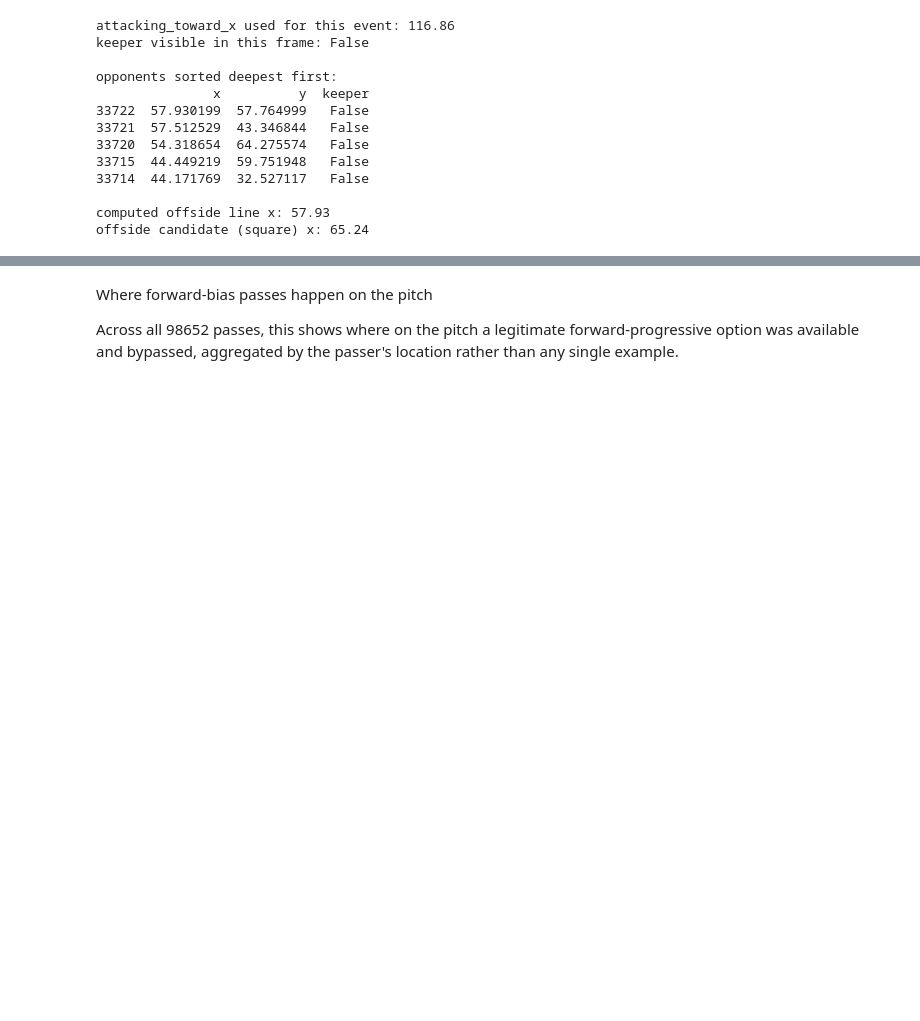
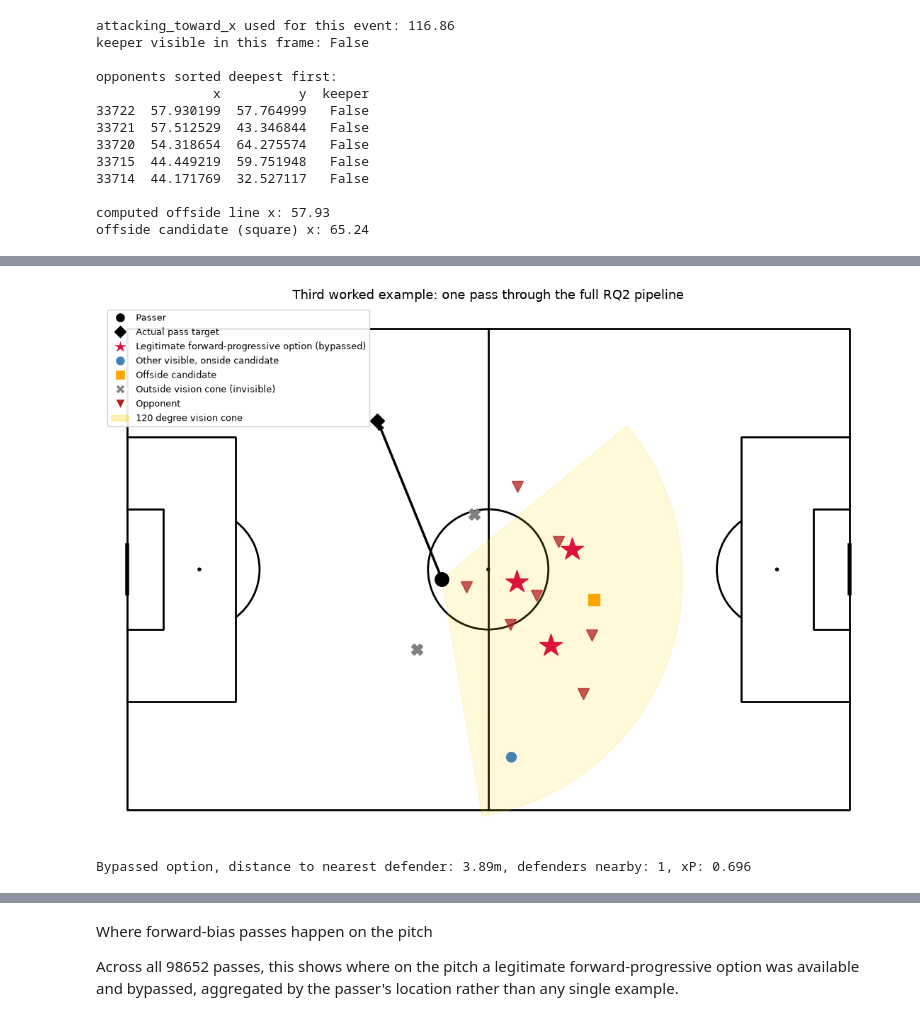
Before and after one commit to Raeesa12/perception-aware-passing-in-football, a Jupyter notebook: notebooks/layer2_bias_analysis.ipynb, the cells around one changed output, grey strips where cells are left out. Saved outputs shown, nothing was run; the diff lists cells and outputs as text; code cells hidden in the pictures; blank space fills up the shorter version.

```diff
--- a/notebooks/layer2_bias_analysis.ipynb
+++ b/notebooks/layer2_bias_analysis.ipynb
@@ -1227,0 +1427,65 @@ offside candidate (square) x: 65.24
+# %%
+frame_at_example_3 = cached_frames(str(example_match_id_3))
+frame_rows_example_3 = frame_at_example_3[frame_at_example_3['id'] == example_event_id_3]
+
+opponents_at_example_3 = frame_rows_example_3[frame_rows_example_3['teammate'] == False]
+
+pitch = Pitch(pitch_type='statsbomb', line_color='black')
+fig, ax = pitch.draw(figsize=(12, 8))
+
+ax.plot(passer_loc_3[0], passer_loc_3[1], 'o', color='black', markersize=14, zorder=5)
+
+angle_center_3 = np.degrees(np.arctan2(passer_orientation_3[1], passer_orientation_3[0]))
+cone_3 = mpatches.Wedge(
+    (passer_loc_3[0], passer_loc_3[1]), 40, angle_center_3 - 60, angle_center_3 + 60,
+    color='gold', alpha=0.15, zorder=1
+)
+ax.add_patch(cone_3)
+
+for _, opp in opponents_at_example_3.iterrows():
+    ox, oy = opp['location']
+    marker = '^' if opp['keeper'] else 'v'
+    ax.plot(ox, oy, marker, color='firebrick', markersize=11, alpha=0.75, zorder=3)
+
+for _, row in example_rows_3.iterrows():
+    x, y = row['cand_x'], row['cand_y']
+    if not row['visible']:
+        ax.plot(x, y, 'X', color='grey', markersize=12, zorder=4)
+    elif row['offside']:
+        ax.plot(x, y, 's', color='orange', markersize=12, zorder=4)
+    elif row['legitimate_forward_progressive']:
+        ax.plot(x, y, '*', color='crimson', markersize=24, zorder=6)
+    else:
+        ax.plot(x, y, 'o', color='steelblue', markersize=10, zorder=4)
+
+ax.annotate('', xy=(real_end_x_3, real_end_y_3), xytext=(passer_loc_3[0], passer_loc_3[1]),
+            arrowprops=dict(arrowstyle='->', color='black', lw=2.5))
+ax.plot(real_end_x_3, real_end_y_3, 'D', color='black', markersize=10, zorder=5)
+
+legend_elements = [
+    plt.Line2D([0], [0], marker='o', color='w', markerfacecolor='black', markersize=10, label='Passer'),
+    plt.Line2D([0], [0], marker='D', color='w', markerfacecolor='black', markersize=10, label='Actual pass target'),
+    plt.Line2D([0], [0], marker='*', color='w', markerfacecolor='crimson', markersize=16,
+               label='Legitimate forward-progressive option (bypassed)'),
+    plt.Line2D([0], [0], marker='o', color='w', markerfacecolor='steelblue', markersize=10,
+               label='Other visible, onside candidate'),
+    plt.Line2D([0], [0], marker='s', color='w', markerfacecolor='orange', markersize=10, label='Offside candidate'),
+    plt.Line2D([0], [0], marker='X', color='w', markerfacecolor='grey', markersize=10,
+               label='Outside vision cone (invisible)'),
+    plt.Line2D([0], [0], marker='v', color='w', markerfacecolor='firebrick', markersize=10, label='Opponent'),
+    mpatches.Patch(color='gold', alpha=0.3, label='120 degree vision cone'),
+]
+ax.legend(handles=legend_elements, loc='upper left', fontsize=9, framealpha=0.9)
+ax.set_title('Third worked example: one pass through the full RQ2 pipeline', fontsize=13)
+
+fig.tight_layout()
+fig.savefig('../data/results/rq2_worked_example_pitch_3.png', dpi=300, bbox_inches='tight')
+plt.show()
+
+star_row_3 = example_rows_3[example_rows_3['legitimate_forward_progressive']].iloc[0]
+star_features_3 = compute_xp_features(passer_loc_3, (star_row_3['cand_x'], star_row_3['cand_y']), frame_rows_example_3)
+print(f"Bypassed option, distance to nearest defender: {star_features_3['nearest_defender_dist']:.2f}m, "
+      f"defenders nearby: {star_features_3['defender_density']}, xP: {star_row_3['xp_value']:.3f}")
+# %% [output]
+[figure, added]
+Bypassed option, distance to nearest defender: 3.89m, defenders nearby: 1, xP: 0.696
```
Also changed, not shown: parts of 24 cells of this notebook.
